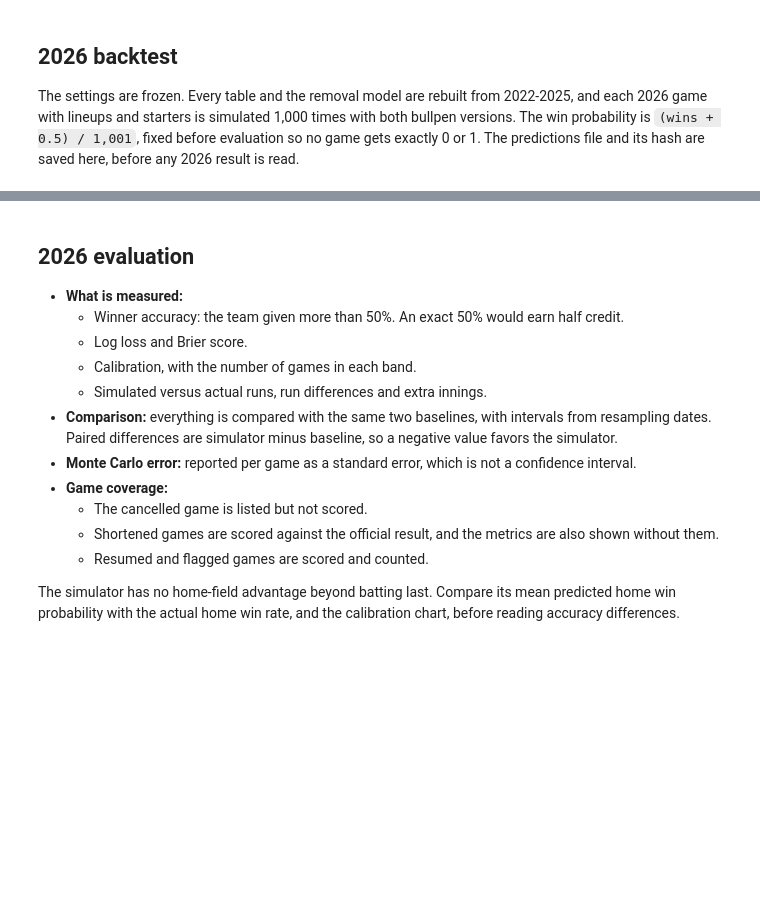
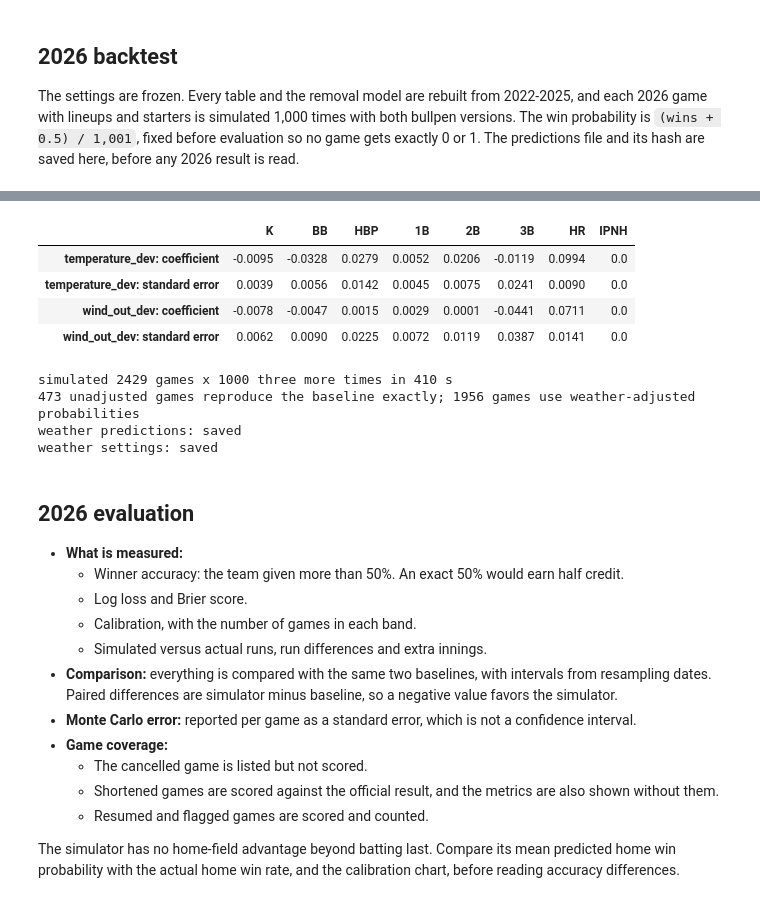
Before and after one commit to vartabje/mlb_game_simulator_win_probability_engine, a Jupyter notebook: notebooks/game_simulator.ipynb, the cells around one changed output, grey strips where cells are left out. Drawn from its saved outputs; the diff is of its cells as text; code cells hidden in the pictures; blank space fills up the shorter version.

```diff
--- a/notebooks/game_simulator.ipynb
+++ b/notebooks/game_simulator.ipynb
@@ -1224,3 +1455,70 @@ settings: unchanged
+# %%
+weather_fit_seasons = [s for s in DEV_SEASONS if DEV_SEASONS[0] < s < TEST_SEASON]
+if max(weather_fit_seasons) >= TEST_SEASON:
+    raise ValueError("weather coefficients must come from seasons before 2026")
+weather_final = fit_weather(*weather_design(TEST_SEASON, weather_fit_seasons))
+weather_2026 = weather_features(TEST_SEASON)
+display(coefficient_table(weather_final).round(4))
+
+
+def weather_adjuster(theta, features):
+    """adjust(game_pk, inputs) for simulate_games: weather-adjusted starter and bullpen matchup probabilities."""
+    def adjust(game_pk, inputs):
+        x = features.loc[game_pk, WEATHER_FEATURES].to_numpy(float)
+        if not x.any():
+            return inputs
+        return {**inputs, "p_start": apply_weather(inputs["p_start"], x, theta), "p_pen": apply_weather(inputs["p_pen"], x, theta)}
+    return adjust
+
+
+adjust_2026 = weather_adjuster(weather_final["theta"], weather_2026)
+started = time.perf_counter()
+weather_runs = {("weather", SEED): simulate_games(playable["game_pk"], final, "baseline", adjust=adjust_2026)[0],
+                ("baseline", WEATHER_REPLICATE_SEED): simulate_games(playable["game_pk"], final, "baseline", seed=WEATHER_REPLICATE_SEED)[0],
+                ("weather", WEATHER_REPLICATE_SEED): simulate_games(playable["game_pk"], final, "baseline", adjust=adjust_2026,
+                                                                    seed=WEATHER_REPLICATE_SEED)[0]}
+weather_runs[("baseline", SEED)] = base   # the baseline 2026 run above, same seeds
+print(f"simulated {len(playable)} games x {N_SIMS} three more times in {time.perf_counter() - started:.0f} s")
+
+# Games without an adjustment must match the baseline exactly, simulation by simulation
+same = weather_runs[("weather", SEED)].set_index("game_pk")
+unadjusted = same.index[~weather_2026.loc[same.index, "adjusted"].to_numpy()]
+reference = base.set_index("game_pk")
+if not same.loc[unadjusted].equals(reference.loc[unadjusted]):
+    raise AssertionError("an unadjusted game differs from the baseline")
+print(f"{len(unadjusted)} unadjusted games reproduce the baseline exactly; "
+      f"{len(same) - len(unadjusted)} games use weather-adjusted probabilities")
+
+WEATHER_COLUMNS = ["p_home", "home_runs_mean", "away_runs_mean", "p_extra_innings"]
+weather_predictions = (playable[["game_pk", "official_date"]].join(weather_2026[["reason", *WEATHER_FEATURES]], on="game_pk")
+                       .join(weather[["temperature_f", "wind_speed_mph", "wind_direction"]], on="game_pk"))
+for (version, seed), sims in sorted(weather_runs.items(), key=lambda kv: (kv[0][1], kv[0][0])):
+    weather_predictions = weather_predictions.merge(
+        sims[["game_pk", *WEATHER_COLUMNS]].rename(columns={c: f"{c}_{version}_seed{seed}" for c in WEATHER_COLUMNS}), on="game_pk")
+weather_text = table_text(weather_predictions)
+print("weather predictions:", save_output(weather_text, "weather_predictions_2026.csv"))
+weather_settings = {
+    "features": WEATHER_FEATURES, "indoor_conditions": INDOOR_CONDITIONS, "wind_sign": WIND_SIGN,
+    "min_venue_outdoor_games": MIN_VENUE_GAMES, "coefficient_seasons": weather_fit_seasons,
+    "venue_average_seasons": [s for s in DEV_SEASONS if s < TEST_SEASON],
+    "adjusted_plate_appearances": weather_final["plate_appearances"],
+    "coefficients": {f: dict(zip(OUTCOMES, weather_final["theta"][i].round(6).tolist())) for i, f in enumerate(WEATHER_FEATURES)},
+    "standard_errors": {f: dict(zip(OUTCOMES, weather_final["se"][i].round(6).tolist())) for i, f in enumerate(WEATHER_FEATURES)},
+    "seeds": [SEED, WEATHER_REPLICATE_SEED], "simulations_per_game": N_SIMS,
+    "development_rule_met": dev_supported,
+    "predictions_sha256": hashlib.sha256(weather_text.encode()).hexdigest(),
+}
+print("weather settings:", save_output(json.dumps(weather_settings, indent=2) + "\n", "weather_settings.json"))
+# %% [output]
+|  | K | BB | HBP | 1B | 2B | 3B | HR | IPNH |
+| temperature_dev: coefficient | -0.0095 | -0.0328 | 0.0279 | 0.0052 | 0.0206 | -0.0119 | 0.0994 | 0.0 |
+| temperature_dev: standard error | 0.0039 | 0.0056 | 0.0142 | 0.0045 | 0.0075 | 0.0241 | 0.0090 | 0.0 |
+| wind_out_dev: coefficient | -0.0078 | -0.0047 | 0.0015 | 0.0029 | 0.0001 | -0.0441 | 0.0711 | 0.0 |
+| wind_out_dev: standard error | 0.0062 | 0.0090 | 0.0225 | 0.0072 | 0.0119 | 0.0387 | 0.0141 | 0.0 |
+simulated 2429 games x 1000 three more times in 410 s
+473 unadjusted games reproduce the baseline exactly; 1956 games use weather-adjusted probabilities
+weather predictions: saved
+weather settings: saved
 # %% [markdown]
 ## 2026 evaluation
 
```
Also changed, not shown: parts of 12 cells of this notebook, 8 other files.
